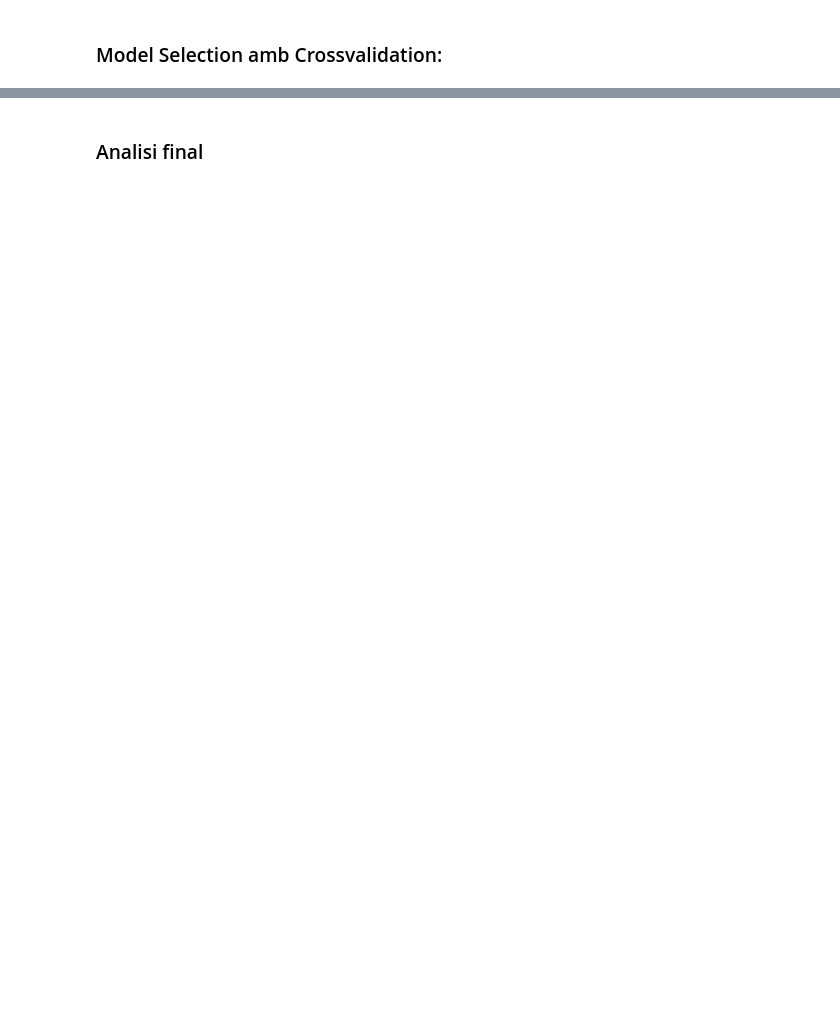
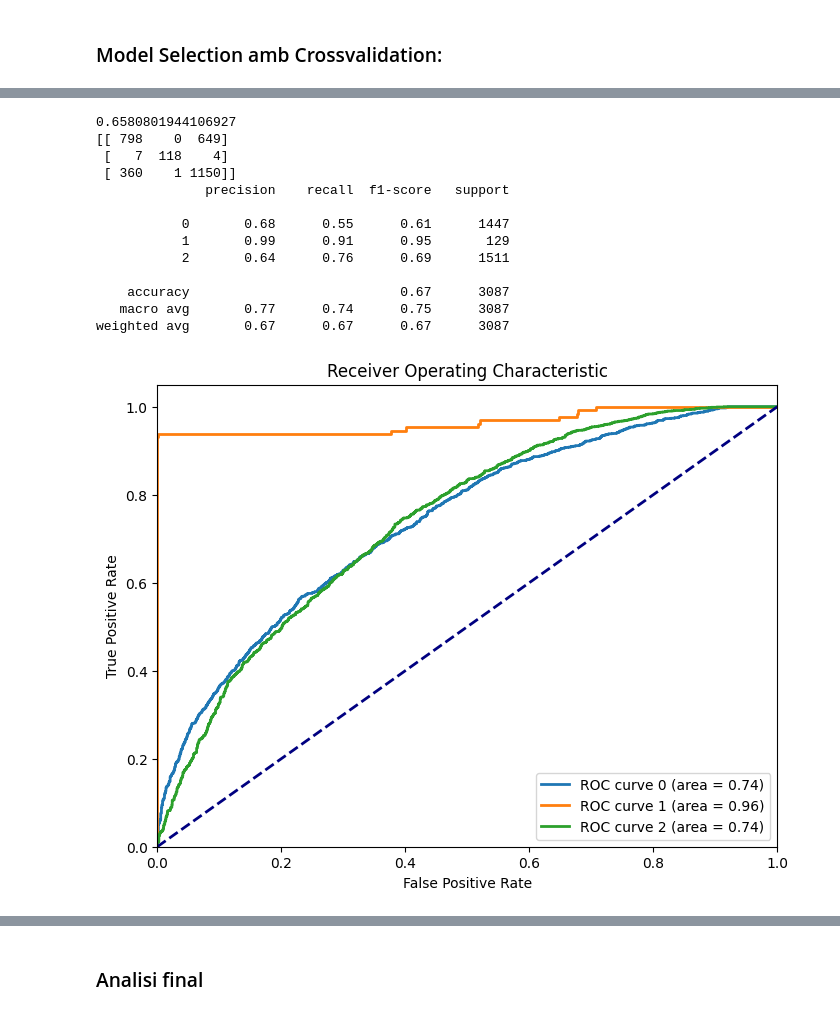
Before and after one commit to NIU1679937/ChestKaggle, a Jupyter notebook: Cas_Kaggle_ApC.ipynb, the cells around one changed output, grey strips where cells are left out. Saved outputs shown, nothing was run; the diff lists cells and outputs as text; code cells hidden in the pictures; blank space fills up the shorter version.

Commit message:
model + metriques

```diff
--- a/Cas_Kaggle_ApC.ipynb
+++ b/Cas_Kaggle_ApC.ipynb
@@ -442,0 +545,11 @@ plt.rcParams["figure.figsize"] = (8,6) # execute this cell 2 times because it is
+# %%
+def find_hiperparam(model, param_grid, X_train, y_train):
+    grid_search = GridSearchCV(model, param_grid, cv=5, scoring='f1')
+    grid_search.fit(X_train, y_train)
+    print(grid_search.best_params_)
+
+
+find_hiperparam(lr, lr_grid, X_train, y_train)
+#find_hiperparam(rf, rf_grid)
+#find_hiperparam(knn, knn_grid)
+#find_hiperparam(svm, svm_grid)
@@ -442,0 +575,35 @@ plt.rcParams["figure.figsize"] = (8,6) # execute this cell 2 times because it is
+# %%
+def fit_model(model, param_grid, X_train, y_train, X_test, y_test):
+    find_hiperparam(model, param_grid)
+
+    evaluate_model(model, X_train, y_train)
+
+    model.fit(X_train, y_train)
+
+    y_pred_prob = model.predict_proba(X_test)
+
+    evaluate_prediction(y_test, y_pred_prob)
+
+
+
+
+
+#fit_model(lr, lr_grid, X_train, y_train, X_test, y_test)
+#fit_model(rf, rf_grid, X_train, y_train, X_test, y_test)
+#fit_model(knn, knn_grid, X_train, y_train, X_test, y_test)
+fit_model(svm, svm_grid, X_train, y_train, X_test, y_test)
+# %% [output]
+0.6580801944106927
+[[ 798    0  649]
+ [   7  118    4]
+ [ 360    1 1150]]
+              precision    recall  f1-score   support
+
+           0       0.68      0.55      0.61      1447
+           1       0.99      0.91      0.95       129
+           2       0.64      0.76      0.69      1511
+
+    accuracy                           0.67      3087
+   macro avg       0.77      0.74      0.75      3087
+weighted avg       0.67      0.67      0.67      3087
+[figure, added]
```
Also changed, not shown: parts of 9 cells of this notebook.
